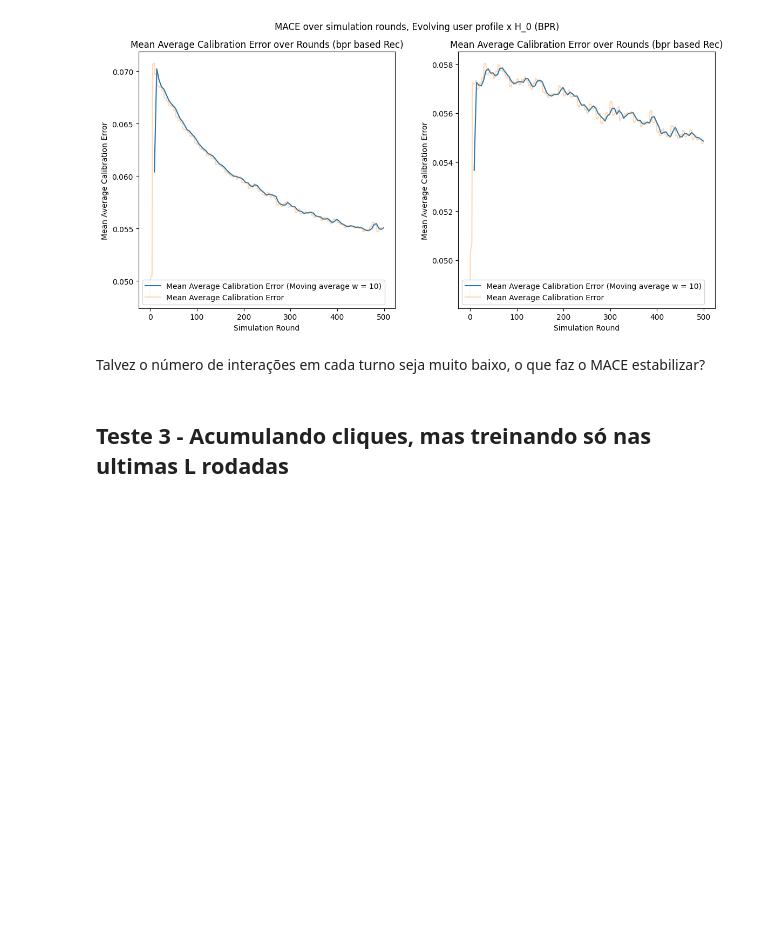
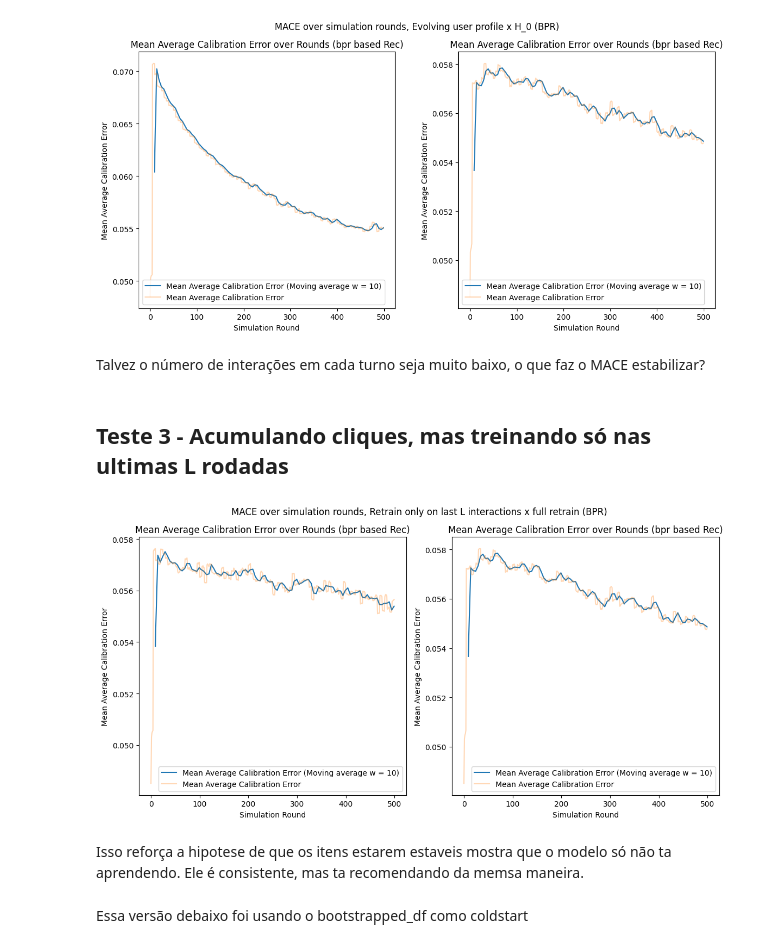
Before and after one commit to caiotda/dynamicTasteDistortion, a Jupyter notebook: ablation_with_preference_Evolution.ipynb, the cells around one changed output. Cells and saved outputs as stored; diff of their text form; code cells hidden in the pictures; blank space fills up the shorter version.

```diff
--- a/ablation_with_preference_Evolution.ipynb
+++ b/ablation_with_preference_Evolution.ipynb
@@ -75,3 +75,13 @@ plot_metric_comparison(bpr_with_evolving_user_profile_without_reset, bpr_no_rese
 Talvez o número de interações em cada turno seja muito baixo, o que faz o MACE estabilizar?
 # %% [markdown]
 ## Teste 3 - Acumulando cliques, mas treinando só nas ultimas L rodadas
+# %%
+bor_train_reset = "experiments/ablation_v2/bpr_uncalibrated_comparing_with_h_0_no_reset_no_full_retrain.yaml"
+# %%
+plot_metric_comparison(bor_train_reset, bpr_no_reset_compare_to_h0, metric_name="mace", title="MACE over simulation rounds, Retrain only on last L interactions x full retrain (BPR)", graph="line", plot_retrain_points=False,  window_size=10)
+# %% [output]
+[figure, added]
+# %% [markdown]
+Isso reforça a hipotese de que os itens estarem estaveis mostra que o modelo só não ta aprendendo. Ele é consistente, mas ta recomendando da memsa maneira.
+# %% [markdown]
+Essa versão debaixo foi usando o bootstrapped_df como coldstart
```
Also changed, not shown: 3 other files.
